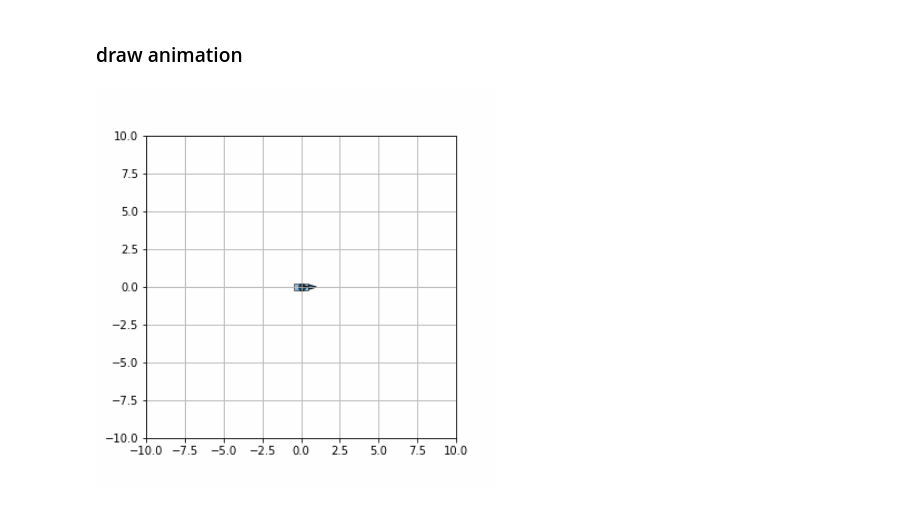
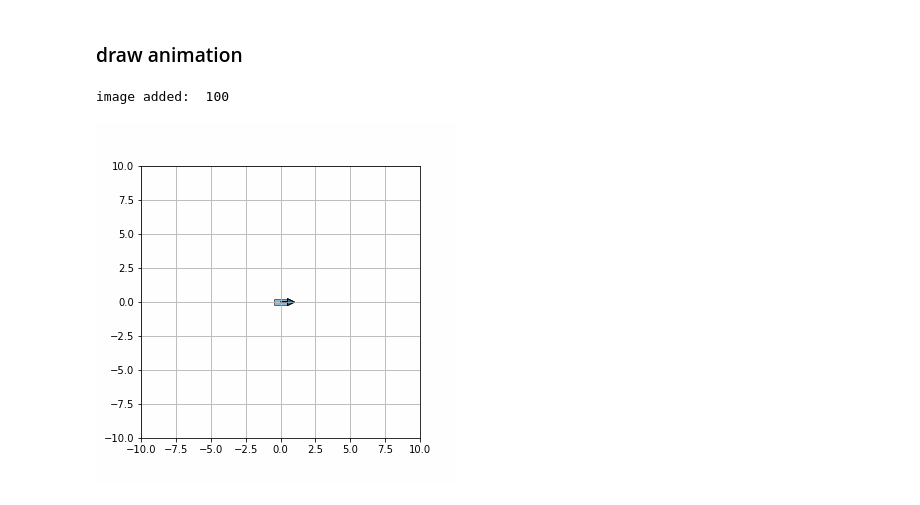
Before and after one commit to kh11kim/jupyrobo, a Jupyter notebook: BicycleModel/bicycle_model.ipynb, the cells around one changed output. Cells and saved outputs as stored; diff of their text form; code cells hidden in the pictures.

```diff
--- a/BicycleModel/bicycle_model.ipynb
+++ b/BicycleModel/bicycle_model.ipynb
@@ -103,7 +117,7 @@ sim.loc[0,states] = start
 # %%
 curr_state = sim.loc[0,states]
 for i, row in sim.iterrows():
-    next_state = bicycle.bicycle_model(curr_state, v, gamma)
+    next_state = bicycle.model(curr_state, v, gamma)
 
     if i < len(sim)-1:
         sim.loc[i+1,states] = next_state
@@ -153,10 +156,21 @@ def make_snapshot(close=True):
+# %%
+from animake import AniMaker
+anim = AniMaker()
 # %%
-ims = []
+fig, ax = plt.subplots(figsize=[5,5])
+state = sim.loc[0,['x','y','theta']].tolist()
+bicycle.set_state(state,0)
+bicycle.show()
+
 for i, row in sim.iterrows():
     state = row.loc[['x','y','theta']].to_numpy()
     gamma = row.loc['gamma']
     bicycle.set_state(state, gamma)
-    bicycle.show();
-    plt.scatter(sim.loc[:i,'x'], sim.loc[:i,'y'], s=1)
+    bicycle.update();
+    path = plt.scatter(sim.loc[:i,'x'], sim.loc[:i,'y'], s=1, color='k')
+    anim.set_snapshot()
+    path.remove()
 
-    ims.append(make_snapshot())
+plt.close()
+# %% [output]
+image added:  100
@@ -165,4 +177,5 @@ ims[0].save('out.gif', format='GIF',append_images=ims[1:], save_all=True, durati
-# %%
-Image('out.gif', width=400)
-# %% [output]
-[figure, removed]
+# %%
+anim.make_gif('out_bicycle_rear.gif')
+Image(filename="out_bicycle_rear.gif")
+# %% [output]
+[figure, added]
```
Also changed, not shown: parts of 20 cells of this notebook, 5 other files.
